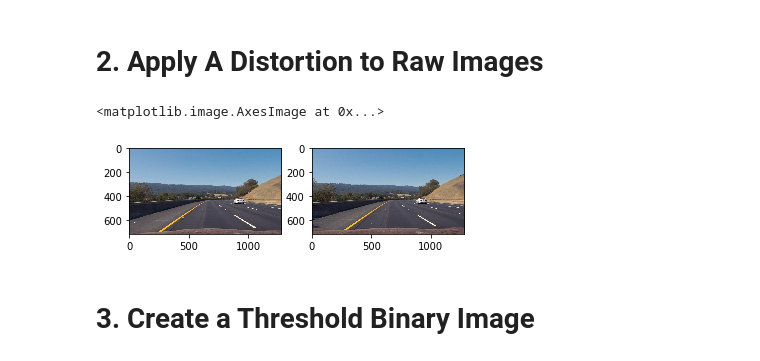
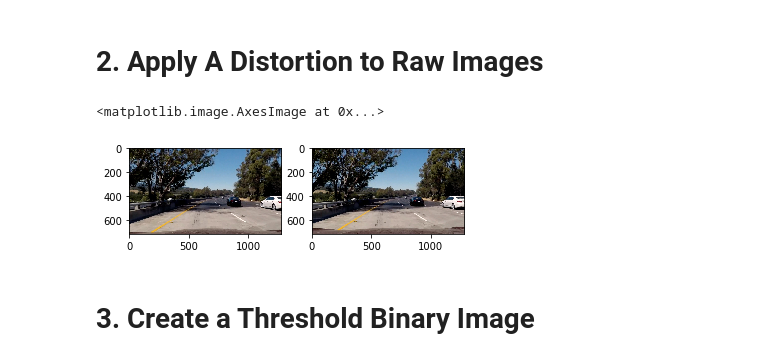
Before and after one commit to jonakola/sdc, a Jupyter notebook: advanced_lane_finding_pipeline.ipynb, the cells around one changed output. Saved outputs shown, nothing was run; the diff lists cells and outputs as text; code cells hidden in the pictures.

```diff
--- a/advanced_lane_finding_pipeline.ipynb
+++ b/advanced_lane_finding_pipeline.ipynb
@@ -64,19 +64,19 @@ mtx, dist = calibrate_camera('camera_cal/calibration*.jpg')
 # %%
 images = glob.glob('test_images/test*.jpg')
 num_images = len(images)
 
-test_image = 'test_images/test3.jpg'
+test_image = 'test_images/test5.jpg'
 
 undistorted = cv2.undistort(mpimg.imread(test_image),mtx, dist, None, mtx)
 #cv2.imwrite('output_images/distortion_correction.jpg',undistorted)
 plt.subplot(1,2,1)
 plt.imshow(undistorted)
-cv2.imwrite('undistorted_image.jpg',undistorted)
+#cv2.imwrite('undistorted_image.jpg',undistorted)
 plt.subplot(1,2,2)
 plt.imshow(mpimg.imread(test_image))
 # %% [output]
 <matplotlib.image.AxesImage at 0x...>
-[figure, old version]
+[figure, new version]
 # %% [markdown]
 # 3. Create a Threshold Binary Image
 # %%
```
Also changed, not shown: parts of 8 cells of this notebook, 1 other file.
